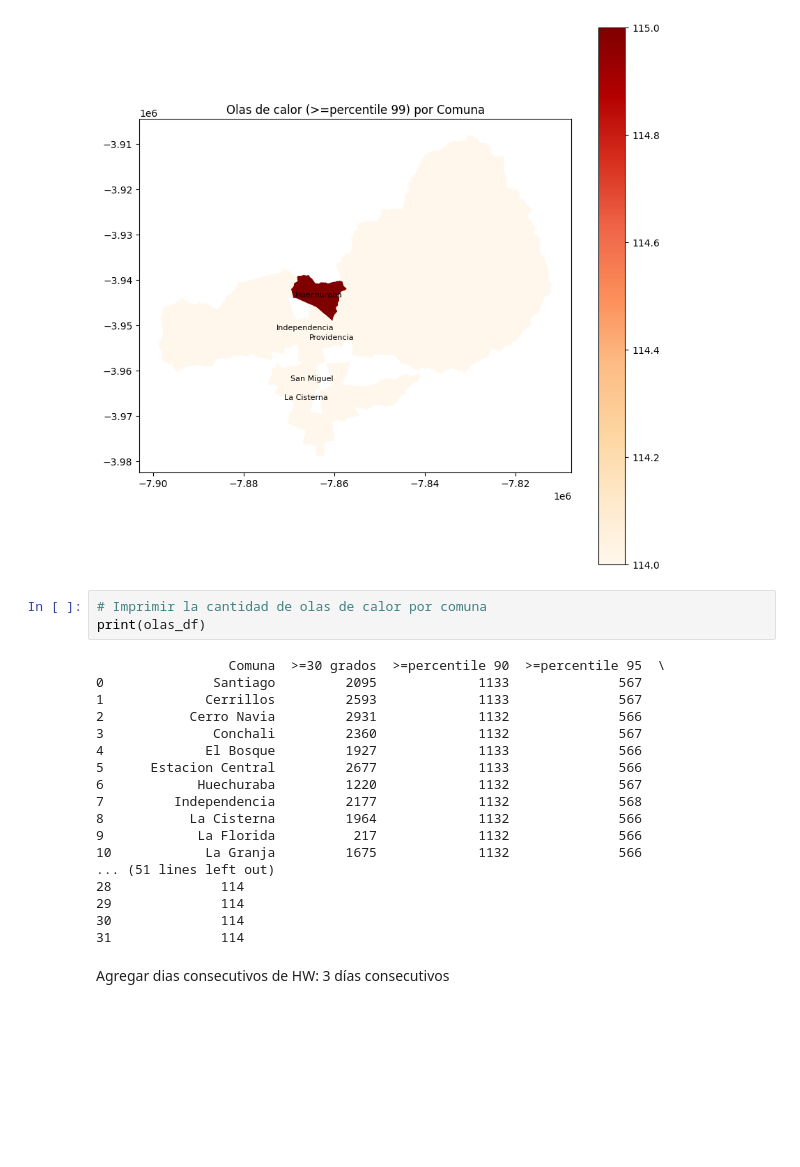
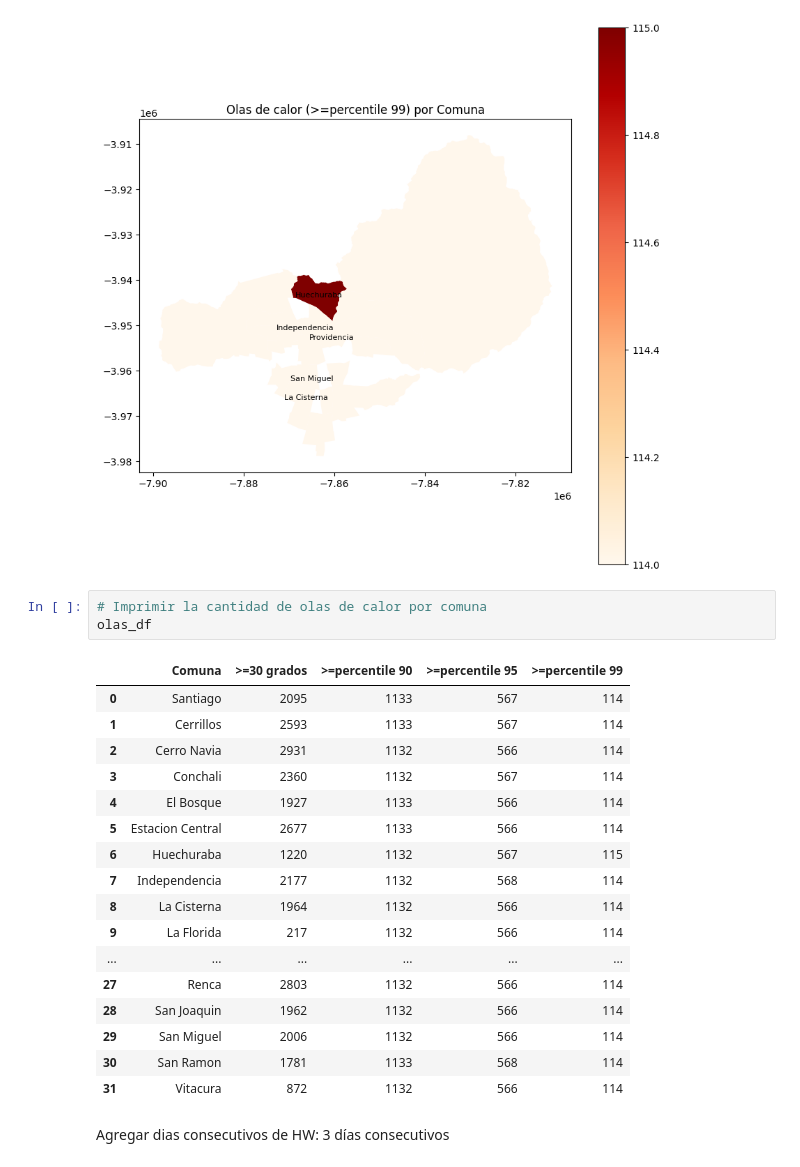
Before and after one commit to MBlancoC/Heat_Waves_IPRE, a Jupyter notebook: graficos_poligonos.ipynb, the cells around one changed output. Saved outputs shown, nothing was run; the diff lists cells and outputs as text; blank space fills up the shorter version.

```diff
--- a/graficos_poligonos.ipynb
+++ b/graficos_poligonos.ipynb
@@ -107,25 +107,25 @@ for tipo_ola in ['>=30 grados', '>=percentile 90', '>=percentile 95', '>=percent
 [figure]
 # %%
 # Imprimir la cantidad de olas de calor por comuna
-print(olas_df)
+olas_df
 # %% [output]
-                 Comuna  >=30 grados  >=percentile 90  >=percentile 95  \
-0              Santiago         2095             1133              567
-1             Cerrillos         2593             1133              567
-2           Cerro Navia         2931             1132              566
-3              Conchali         2360             1132              567
-4             El Bosque         1927             1133              566
-5      Estacion Central         2677             1133              566
-6            Huechuraba         1220             1132              567
-7         Independencia         2177             1132              568
-8           La Cisterna         1964             1132              566
-9            La Florida          217             1132              566
-10            La Granja         1675             1132              566
-... (51 lines left out)
-28              114
-29              114
-30              114
-31              114
+|  | Comuna | >=30 grados | >=percentile 90 | >=percentile 95 | >=percentile 99 |
+| 0 | Santiago | 2095 | 1133 | 567 | 114 |
+| 1 | Cerrillos | 2593 | 1133 | 567 | 114 |
+| 2 | Cerro Navia | 2931 | 1132 | 566 | 114 |
+| 3 | Conchali | 2360 | 1132 | 567 | 114 |
+| 4 | El Bosque | 1927 | 1133 | 566 | 114 |
+| 5 | Estacion Central | 2677 | 1133 | 566 | 114 |
+| 6 | Huechuraba | 1220 | 1132 | 567 | 115 |
+| 7 | Independencia | 2177 | 1132 | 568 | 114 |
+| 8 | La Cisterna | 1964 | 1132 | 566 | 114 |
+| 9 | La Florida | 217 | 1132 | 566 | 114 |
+| ... | ... | ... | ... | ... | ... |
+| 27 | Renca | 2803 | 1132 | 566 | 114 |
+| 28 | San Joaquin | 1962 | 1132 | 566 | 114 |
+| 29 | San Miguel | 2006 | 1132 | 566 | 114 |
+| 30 | San Ramon | 1781 | 1133 | 568 | 114 |
+| 31 | Vitacura | 872 | 1132 | 566 | 114 |
 # %% [markdown]
 Agregar dias consecutivos de HW: 3 días consecutivos
 # %% [markdown]
```
Also changed, not shown: parts of 2 cells of this notebook, 3 other files.
